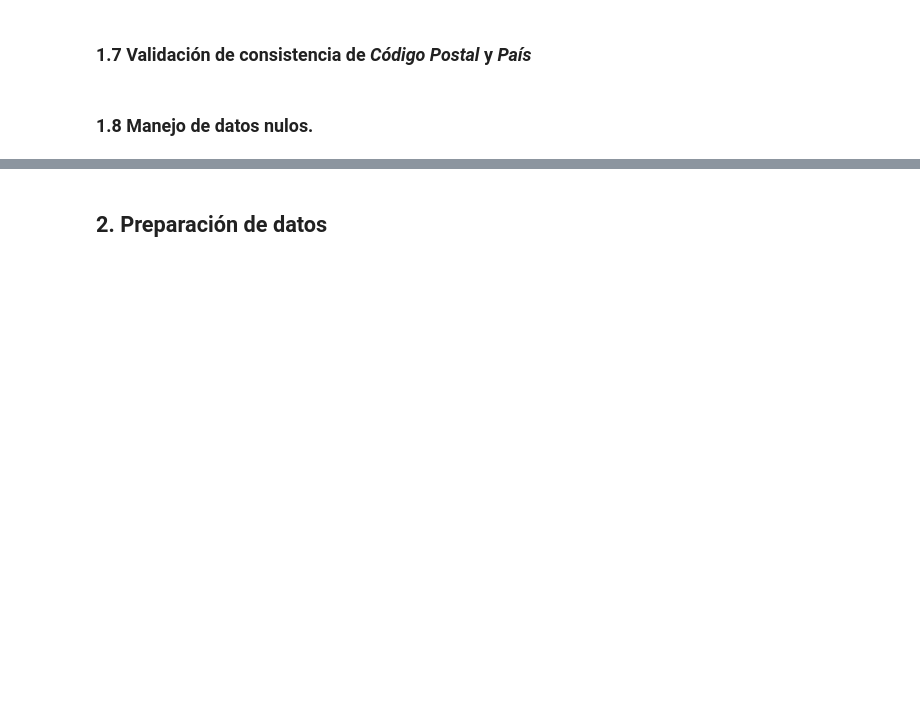
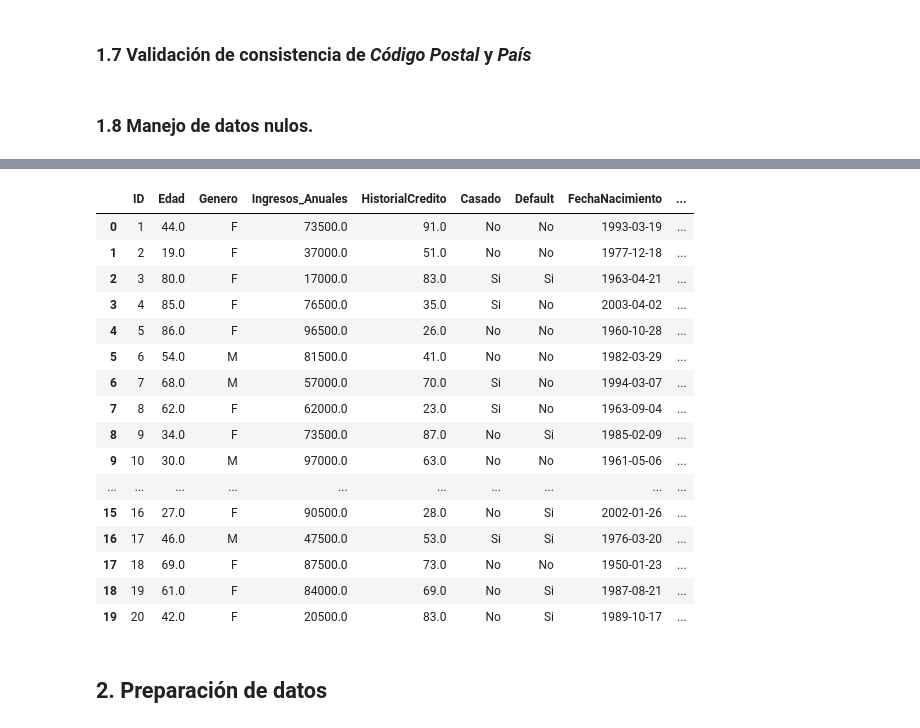
Before and after one commit to jenifer8092/Evaluaci-n-de-Modelos-de-Machine-Learning-y-Redes-Neuronales, a Jupyter notebook: Parcial.ipynb, the cells around one changed output, grey strips where cells are left out. Saved outputs shown, nothing was run; the diff lists cells and outputs as text; code cells hidden in the pictures; blank space fills up the shorter version.

```diff
--- a/Parcial.ipynb
+++ b/Parcial.ipynb
@@ -344,3 +432,23 @@ Valores nulos en Telefono imputados con moda: 3112190805
+# %%
+display(df.head(20))
+# %% [output]
+|  | ID | Edad | Genero | Ingresos_Anuales | HistorialCredito | Casado | Default | FechaNacimiento | ... |
+| 0 | 1 | 44.0 | F | 73500.0 | 91.0 | No | No | 1993-03-19 | ... |
+| 1 | 2 | 19.0 | F | 37000.0 | 51.0 | No | No | 1977-12-18 | ... |
+| 2 | 3 | 80.0 | F | 17000.0 | 83.0 | Si | Si | 1963-04-21 | ... |
+| 3 | 4 | 85.0 | F | 76500.0 | 35.0 | Si | No | 2003-04-02 | ... |
+| 4 | 5 | 86.0 | F | 96500.0 | 26.0 | No | No | 1960-10-28 | ... |
+| 5 | 6 | 54.0 | M | 81500.0 | 41.0 | No | No | 1982-03-29 | ... |
+| 6 | 7 | 68.0 | M | 57000.0 | 70.0 | Si | No | 1994-03-07 | ... |
+| 7 | 8 | 62.0 | F | 62000.0 | 23.0 | Si | No | 1963-09-04 | ... |
+| 8 | 9 | 34.0 | F | 73500.0 | 87.0 | No | Si | 1985-02-09 | ... |
+| 9 | 10 | 30.0 | M | 97000.0 | 63.0 | No | No | 1961-05-06 | ... |
+| ... | ... | ... | ... | ... | ... | ... | ... | ... | ... |
+| 15 | 16 | 27.0 | F | 90500.0 | 28.0 | No | Si | 2002-01-26 | ... |
+| 16 | 17 | 46.0 | M | 47500.0 | 53.0 | Si | Si | 1976-03-20 | ... |
+| 17 | 18 | 69.0 | F | 87500.0 | 73.0 | No | No | 1950-01-23 | ... |
+| 18 | 19 | 61.0 | F | 84000.0 | 69.0 | No | Si | 1987-08-21 | ... |
+| 19 | 20 | 42.0 | F | 20500.0 | 83.0 | No | Si | 1989-10-17 | ... |
 # %% [markdown]
 ## 2. Preparación de datos
 # %%
```
Also changed, not shown: parts of 15 cells of this notebook.
